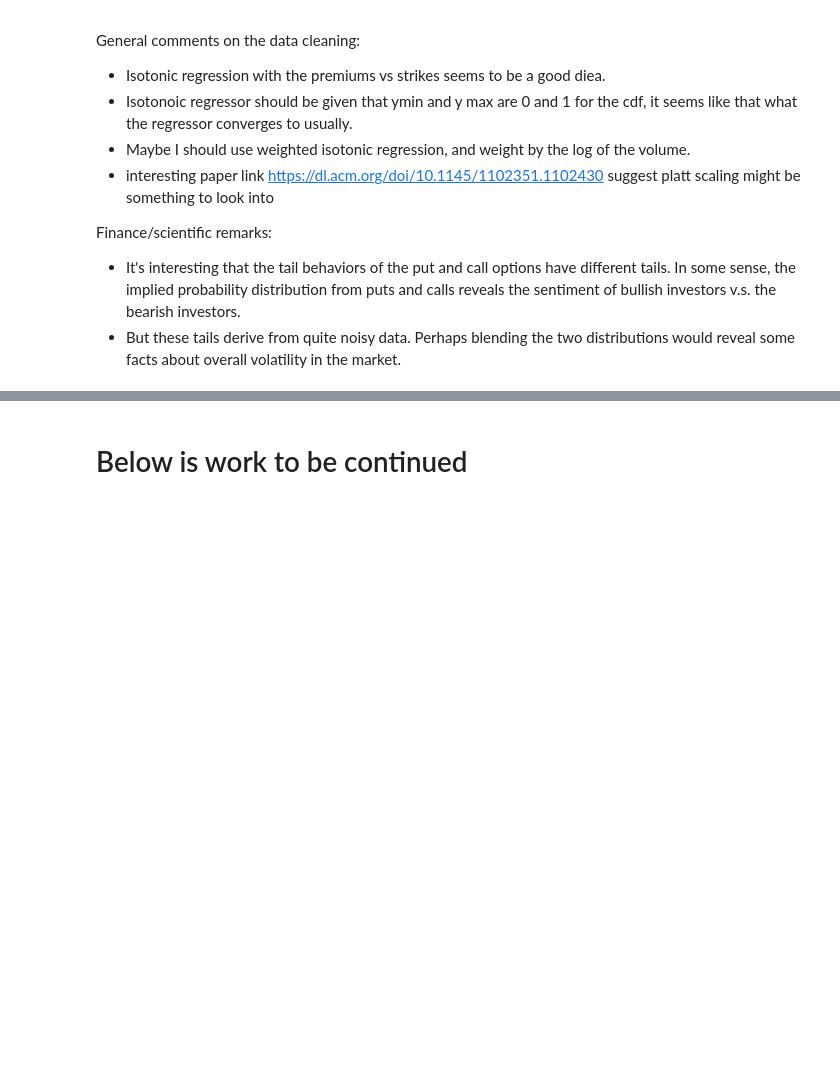
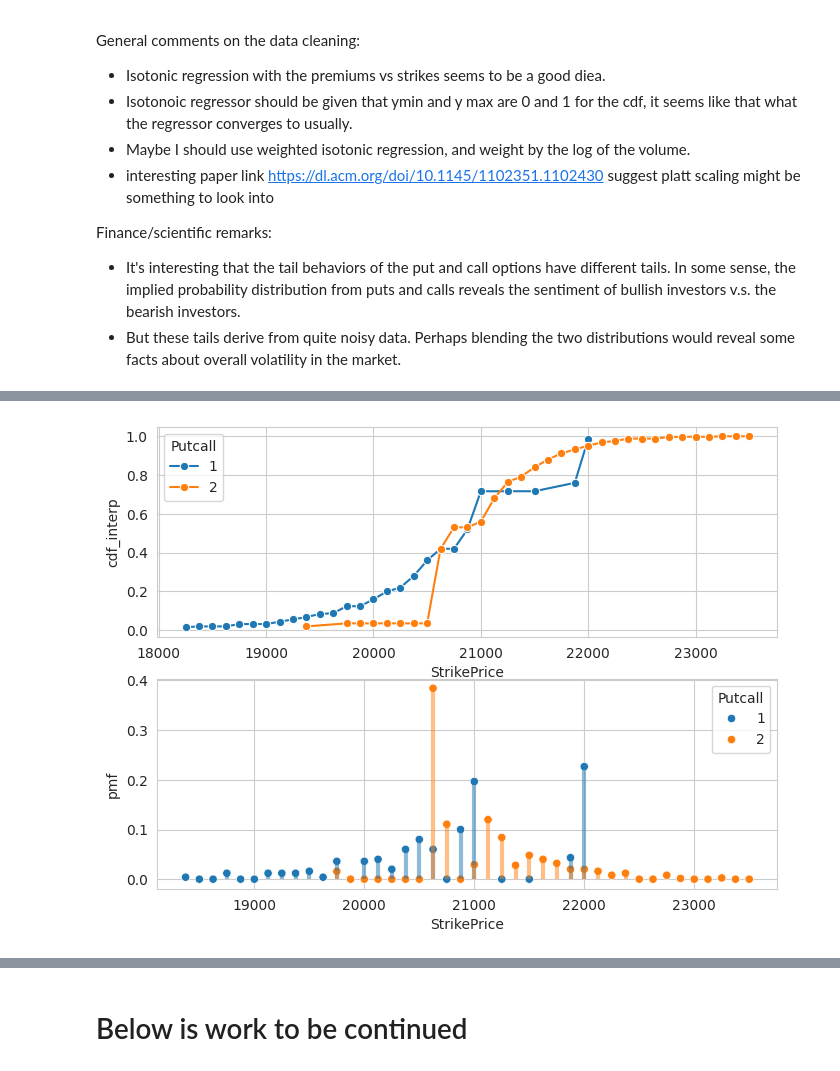
Before and after one commit to FlyingCurryMonster/JPY-equities, a Jupyter notebook: implied-probability-distributions.ipynb, the cells around one changed output, grey strips where cells are left out. Cells and saved outputs as stored; diff of their text form; code cells hidden in the pictures; blank space fills up the shorter version.

```diff
--- a/implied-probability-distributions.ipynb
+++ b/implied-probability-distributions.ipynb
@@ -400,0 +433,39 @@ Finance/scientific remarks:
+# %%
+from scipy.interpolate import PchipInterpolator
+
+
+def splineInterp_pandas(series, index_level=-1):
+    s = series.dropna()
+    x, y = s.index.get_level_values(index_level), s.values
+    interp = PchipInterpolator(x,y)
+    return pd.Series(index = s.index, data = interp(x))
+
+def deriviative_fromSpline_pandas(series, index_level = -1):
+    s = series.dropna()
+    x, y = s.index.get_level_values(index_level), s.values
+    interp = PchipInterpolator(x, y)
+    dydx = interp.derivative()(x)
+
+    return pd.Series(index = s.index, data = dydx)
+
+options['cdf_interp'] = options.groupby(indices, group_keys=False).cdf_iso_weighted.apply(splineInterp_pandas)
+options['pdf']=options.groupby(indices, group_keys=False).cdf_iso_weighted.apply(deriviative_fromSpline_pandas)
+options['pmf']=options.groupby(indices, group_keys=False).cdf_iso_weighted.diff()
+# %%
+
+
+example = contract_list.index[1000]
+print(example[:-1])
+df = options.loc[example[:-1]]
+
+fig, ax = plt.subplots(2,1,figsize = (8,6) )
+
+sns.lineplot(df, x = 'StrikePrice', y = 'cdf_interp', marker = 'o', ax=ax[0], **plot_args)
+# sns.lineplot(df, x='StrikePrice', y ='pdf', marker='o', ax =ax[1], **plot_args)
+sns.scatterplot(df, x = 'StrikePrice', y='pmf', ax = ax[1], alpha = 1, **plot_args)
+for i, row in df.iterrows():
+    if row['Putcall_encoder'] ==True:color = 'tab:blue'
+    else: color = 'tab:orange'
+    ax[1].vlines(row['K'], 0, row['pmf'], alpha =0.5, linewidth = 3, color = color)
+# ax[1].set_yscale('log')
+# %% [output]
@@ -400,0 +473 @@ Finance/scientific remarks:
+[figure, added]
```
Also changed, not shown: parts of 15 cells of this notebook.
